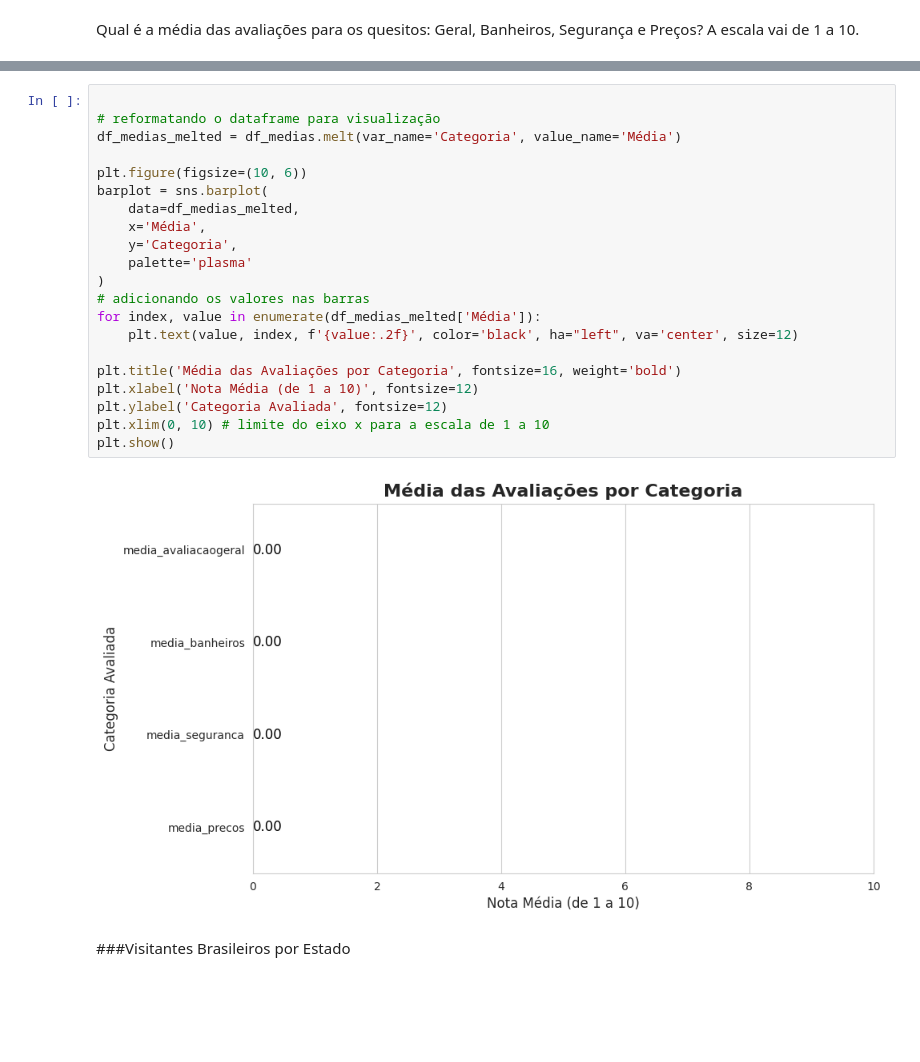
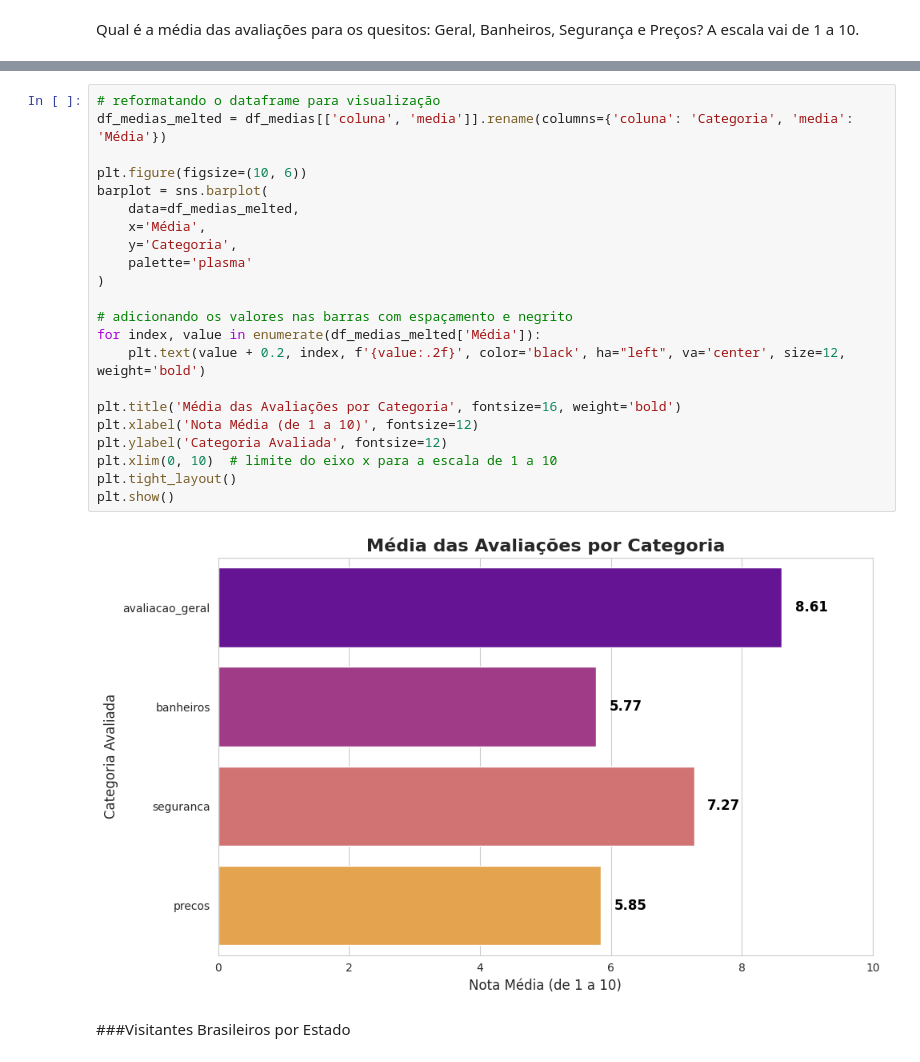
Before and after one commit to larissalvesds/Grupo7_ProjetoFinal, a Jupyter notebook: Anális_do_Carnaval_BH_Python_&_SQL.ipynb, the cells around one changed output, grey strips where cells are left out. Drawn from its saved outputs; the diff is of its cells as text; blank space fills up the shorter version.

Commit message:
Trocando o tipo de gráfico e alterado o SQL de Médias das Avaliaçoes

```diff
--- a/Anális_do_Carnaval_BH_Python_&_SQL.ipynb
+++ b/Anális_do_Carnaval_BH_Python_&_SQL.ipynb
@@ -546,26 +578,27 @@ display(df_medias)
 # %%
-
 # reformatando o dataframe para visualização
-df_medias_melted = df_medias.melt(var_name='Categoria', value_name='Média')
+df_medias_melted = df_medias[['coluna', 'media']].rename(columns={'coluna': 'Categoria', 'media': 'Média'})
 
 plt.figure(figsize=(10, 6))
 barplot = sns.barplot(
     data=df_medias_melted,
     x='Média',
     y='Categoria',
     palette='plasma'
 )
-# adicionando os valores nas barras
+
+# adicionando os valores nas barras com espaçamento e negrito
 for index, value in enumerate(df_medias_melted['Média']):
-    plt.text(value, index, f'{value:.2f}', color='black', ha="left", va='center', size=12)
+    plt.text(value + 0.2, index, f'{value:.2f}', color='black', ha="left", va='center', size=12, weight='bold')
 
 plt.title('Média das Avaliações por Categoria', fontsize=16, weight='bold')
 plt.xlabel('Nota Média (de 1 a 10)', fontsize=12)
 plt.ylabel('Categoria Avaliada', fontsize=12)
-plt.xlim(0, 10) # limite do eixo x para a escala de 1 a 10
+plt.xlim(0, 10)  # limite do eixo x para a escala de 1 a 10
+plt.tight_layout()
 plt.show()
 # %% [output]
-[figure, old version]
+[figure, new version]
 # %% [markdown]
 ###Visitantes Brasileiros por Estado
 # %%
```
Also changed, not shown: parts of 2 cells of this notebook.
